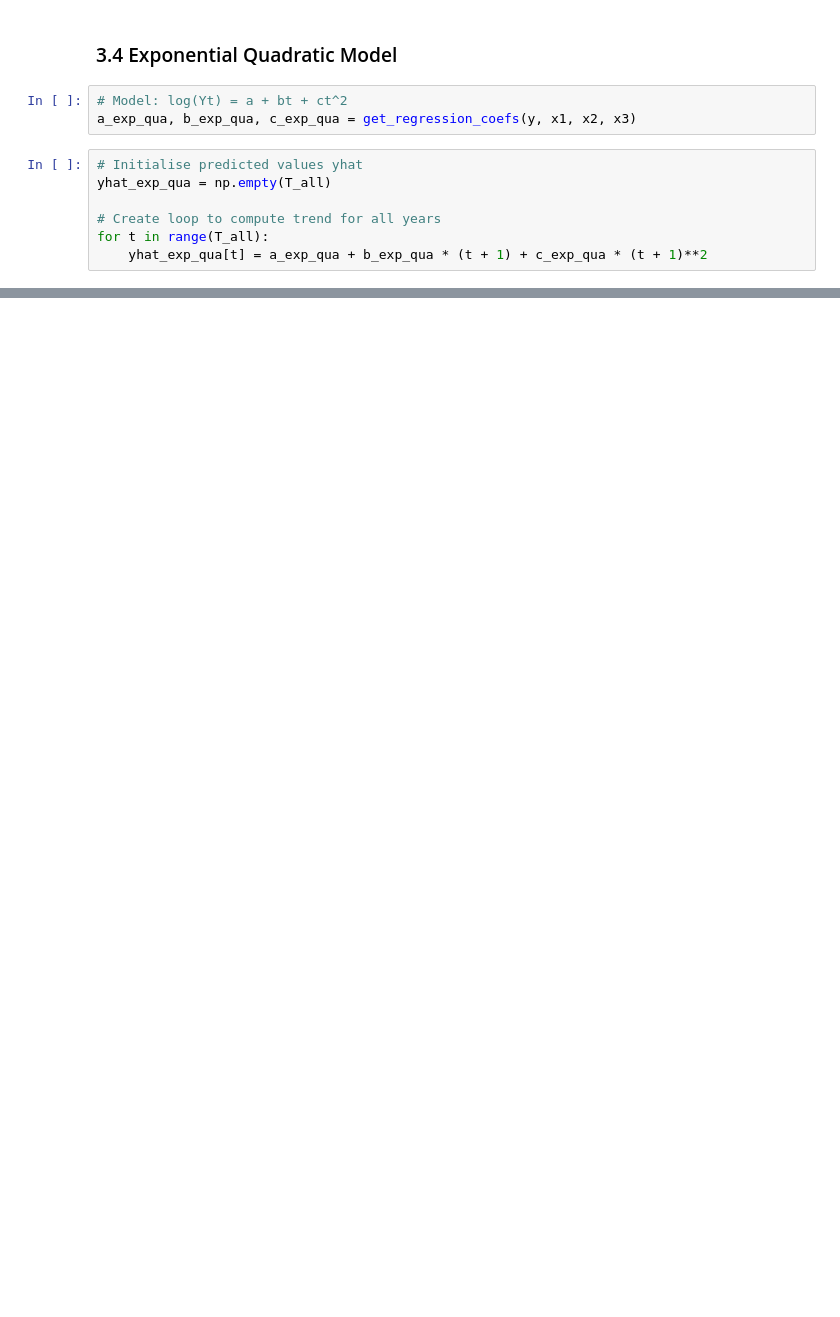
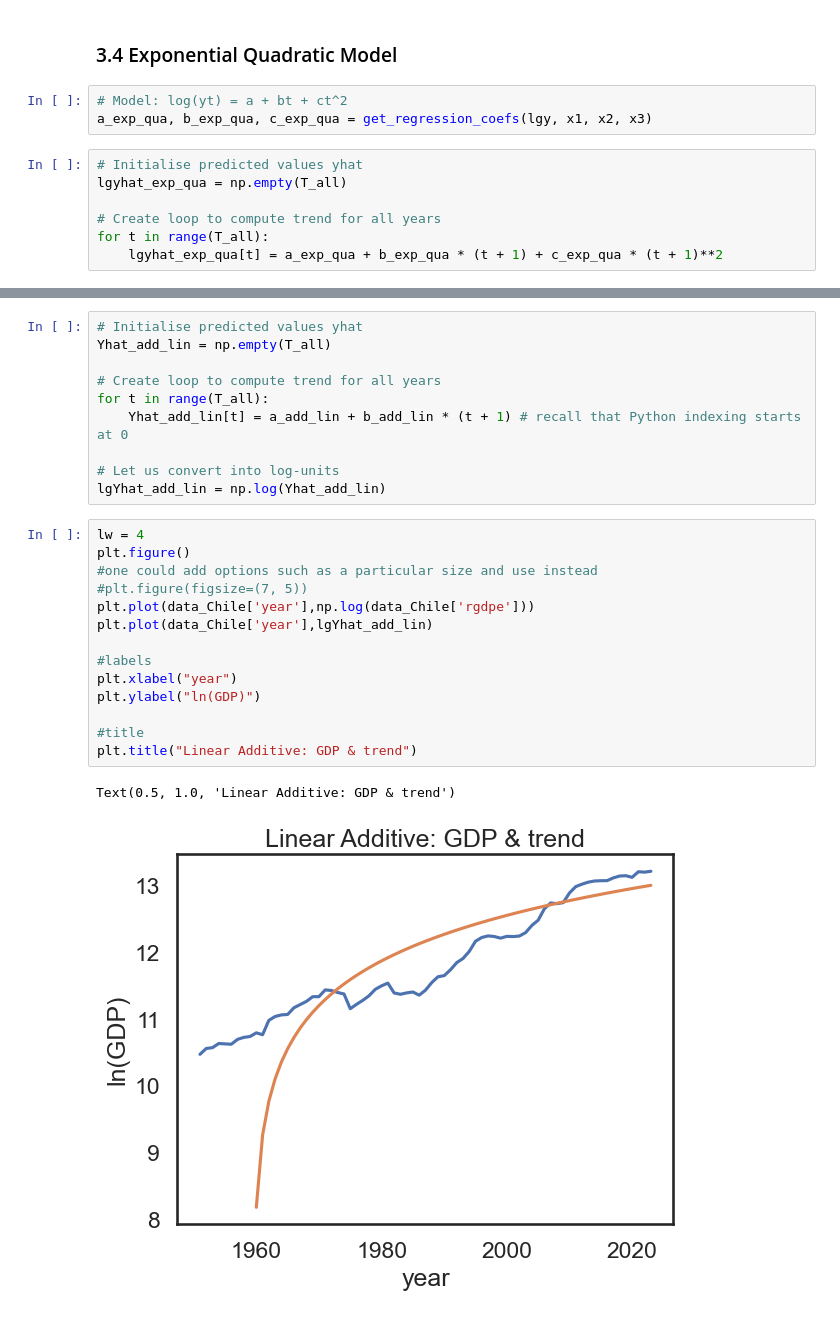
Before and after one commit to IcarusBai/EC2B1_Coursework, a Jupyter notebook: EC2B1_Coursework_Program.ipynb, the cells around one changed output, grey strips where cells are left out. Drawn from its saved outputs; the diff is of its cells as text; blank space fills up the shorter version.

```diff
--- a/EC2B1_Coursework_Program.ipynb
+++ b/EC2B1_Coursework_Program.ipynb
@@ -181,15 +185,15 @@ Text(0.5, 1.0, 'Exponential Linear: GDP & trend')
 # %% [markdown]
 ### 3.4 Exponential Quadratic Model
 # %%
-# Model: log(Yt) = a + bt + ct^2
-a_exp_qua, b_exp_qua, c_exp_qua = get_regression_coefs(y, x1, x2, x3)
+# Model: log(yt) = a + bt + ct^2
+a_exp_qua, b_exp_qua, c_exp_qua = get_regression_coefs(lgy, x1, x2, x3)
 # %%
 # Initialise predicted values yhat
-yhat_exp_qua = np.empty(T_all)
+lgyhat_exp_qua = np.empty(T_all)
 
 # Create loop to compute trend for all years
 for t in range(T_all):
-    yhat_exp_qua[t] = a_exp_qua + b_exp_qua * (t + 1) + c_exp_qua * (t + 1)**2
+    lgyhat_exp_qua[t] = a_exp_qua + b_exp_qua * (t + 1) + c_exp_qua * (t + 1)**2
 # %%
 lw = 4
 plt.figure()
@@ -209,0 +219,27 @@ Text(0.5, 1.0, 'Exponential Quadratic: GDP & trend')
+# %%
+# Initialise predicted values yhat
+Yhat_add_lin = np.empty(T_all)
+
+# Create loop to compute trend for all years
+for t in range(T_all):
+    Yhat_add_lin[t] = a_add_lin + b_add_lin * (t + 1) # recall that Python indexing starts at 0
+
+# Let us convert into log-units
+lgYhat_add_lin = np.log(Yhat_add_lin)
+# %%
+lw = 4
+plt.figure()
+#one could add options such as a particular size and use instead
+#plt.figure(figsize=(7, 5))
+plt.plot(data_Chile['year'],np.log(data_Chile['rgdpe']))
+plt.plot(data_Chile['year'],lgYhat_add_lin)
+
+#labels
+plt.xlabel("year")
+plt.ylabel("ln(GDP)")
+
+#title
+plt.title("Linear Additive: GDP & trend")
+# %% [output]
+Text(0.5, 1.0, 'Linear Additive: GDP & trend')
+[figure, added]
```
Also changed, not shown: parts of 23 cells of this notebook.
